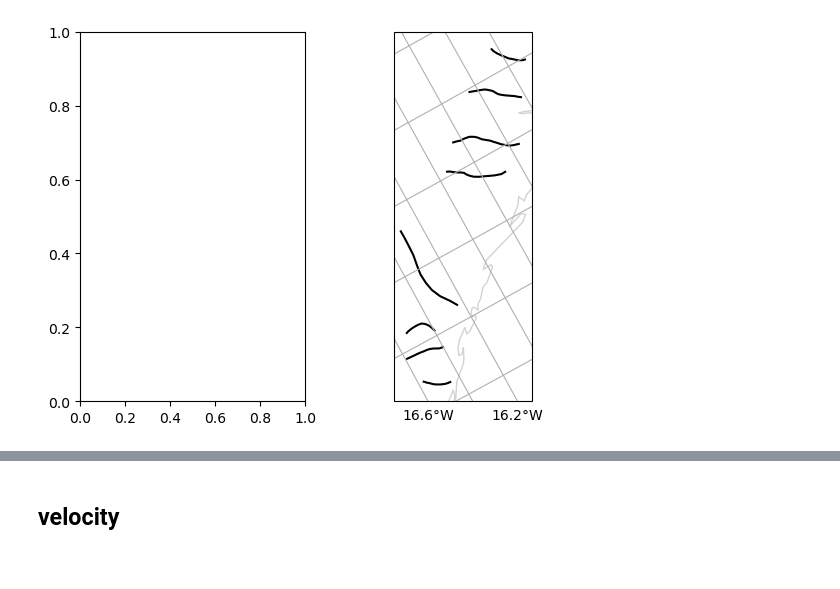
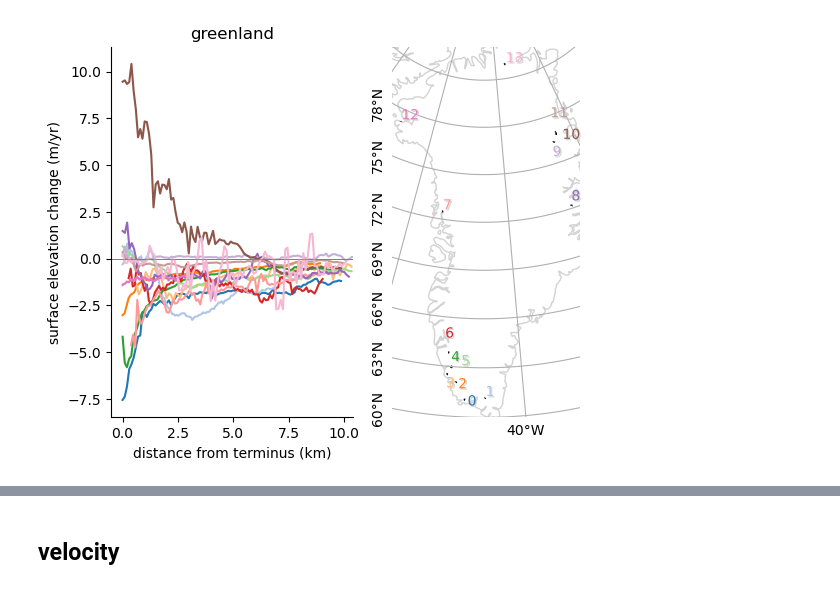
Before and after one commit to tlohde/lake-terminating-glaciers, a Jupyter notebook: src/scratchpad.ipynb, the cells around one changed output, grey strips where cells are left out. Cells and saved outputs as stored; diff of their text form; code cells hidden in the pictures.

```diff
--- a/src/scratchpad.ipynb
+++ b/src/scratchpad.ipynb
@@ -167,57 +83,64 @@ from cycler import cycler
 # %%
-where = 'iceland'
+where = 'greenland'
 
 colors = plt.get_cmap('tab20').colors
 
 fig = plt.figure()
 
 ax = fig.add_subplot(1,2,1)
 
 ax.set_prop_cycle(cycler(color=colors))
 
 axmap = fig.add_subplot(1,2,2, projection=prj)
 axmap.add_feature(cfeature.COASTLINE, edgecolor='lightgrey')
 centrelines.loc[centrelines['where']==where].plot(ax=axmap, color='k')
 gl = axmap.gridlines(crs=ccrs.PlateCarree(),
-                     draw_labels=True)
+                     draw_labels=True,
+                     y_inline=False)
 gl.rotate_labels=False
+
 gl.bottom_labels=True
 gl.left_labels=True
 gl.top_labels=False
-# gl.right_labels = True
-
-# texts = []
-# for i, row in enumerate(centrelines.loc[centrelines['where'] == where].itertuples()):
-
-#     sec_file = glob('sec.zarr', root_dir=row.directory)
-#     assert len(sec_file) == 1, 'not enough / too many files'
-#     sec_file_path = os.path.join(row.directory, sec_file[0])
-
-#     sampled = sample_sec(sec_file_path)
-
-#     plot_result(sampled, row.Index, ax)
+gl.right_labels=False
+gl.ylabel_style = {'rotation': 90}
 
 
-#     text = axmap.annotate(
-#         text=row.Index,
-#         xy=row.geometry.centroid.coords[0],
-#         c=colors[i],
-#         path_effects=[path_effects.withSimplePatchShadow(shadow_rgbFace='lightgrey',
-#                                                                  alpha=0.9,
-#                                                                  offset=(1,-1))])
-#     texts.append(text)
+texts = []
+for i, row in enumerate(centrelines.loc[centrelines['where'] == where].itertuples()):
 
-# _ = adjust_text(texts)
+    sec_file = glob('sec.zarr', root_dir=row.directory)
+    assert len(sec_file) == 1, 'not enough / too many files'
+    sec_file_path = os.path.join(row.directory, sec_file[0])
 
-# # ax.legend(ncols=2, frameon=False)
-# ax.set_title(None)
-# ax.set_ylabel('surface elevation change (m/yr)')
-# ax.set_xlabel('distance from terminus (km)')
+    sampled = ArcticDEM.sample_along_line(sec_file_path)
 
-# sns.despine(ax=ax)
-# axmap.set_axis_off()
-# plt.subplots_adjust(wspace=0.05)
+    plot_result(sampled, row.Index, ax)
 
-# ax.set_title(where)
+
+    text = axmap.annotate(
+        text=row.Index,
+        xy=row.geometry.centroid.coords[0],
+        c=colors[i],
+        path_effects=[path_effects.withSimplePatchShadow(shadow_rgbFace='lightgrey',
+                                                                 alpha=0.9,
+                                                                 offset=(1,-1))])
+    texts.append(text)
+
+_ = adjust_text(texts)
+
+# ax.legend(ncols=2, frameon=False)
+ax.set_title(None)
+ax.set_ylabel('surface elevation change (m/yr)')
+ax.set_xlabel('distance from terminus (km)')
+
+sns.despine(ax=ax)
+axmap.set_axis_off()
+plt.subplots_adjust(wspace=0.05)
+
+ax.set_title(where)
+ax.set_xlim(right=10.4)
+
+fig.savefig(f'../results/elevation_change/{where}_sec.png', dpi=600, bbox_inches='tight')
 # %% [output]
-[figure, old version]
+[figure, new version]
```
Also changed, not shown: parts of 12 cells of this notebook, 1 other file.
